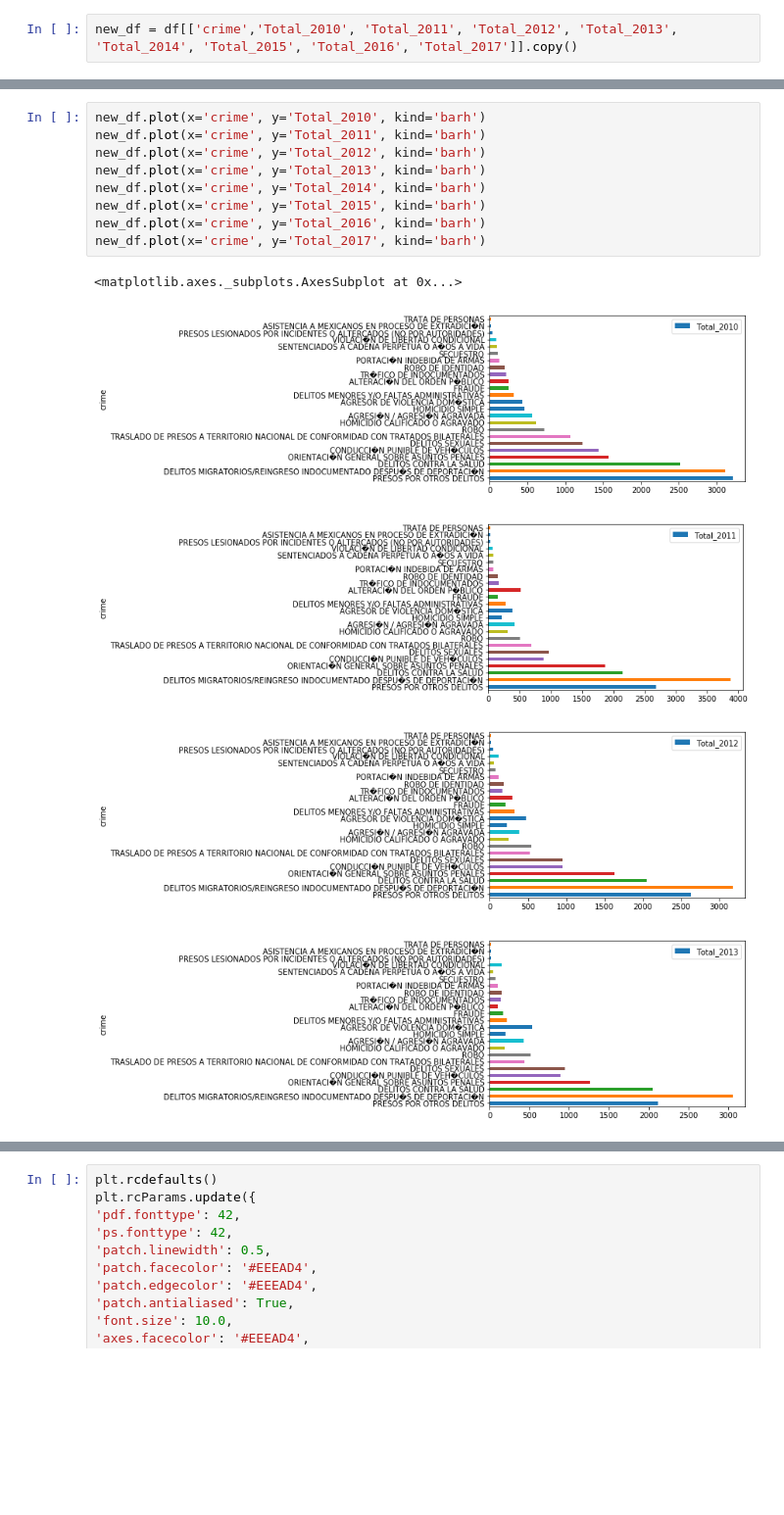
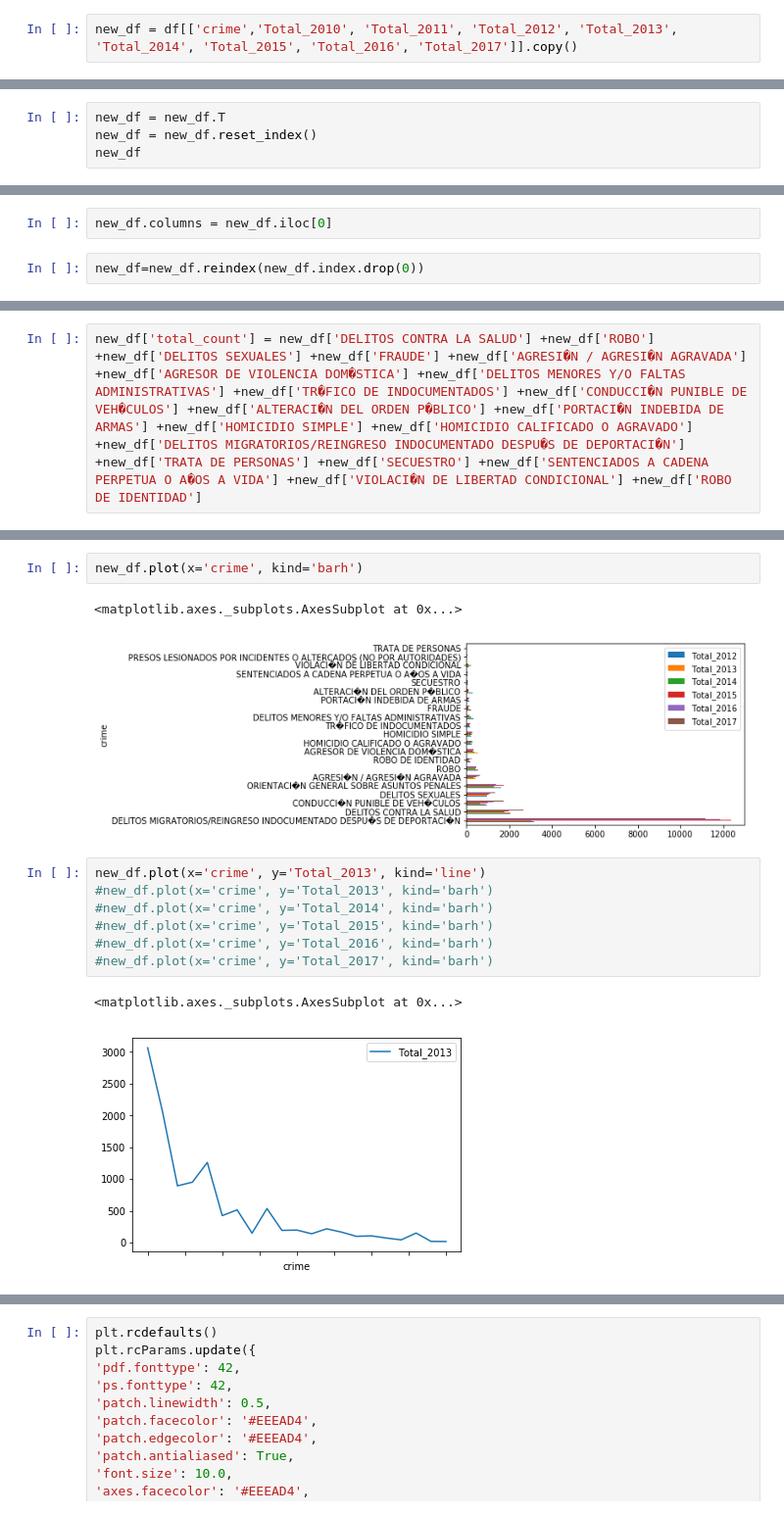
Before and after one commit to dbaptistr/data-studio, a Jupyter notebook: 02-project/Mexican crime abroad.ipynb, the cells around one changed output, grey strips where cells are left out. Shown at 98% size. Cells and saved outputs as stored; diff of their text form; blank space fills up the shorter version.

```diff
--- a/02-project/Mexican crime abroad.ipynb
+++ b/02-project/Mexican crime abroad.ipynb
@@ -196,0 +500,4 @@ new_df
+# %%
+new_df = new_df.T
+new_df = new_df.reset_index()
+new_df
@@ -196,0 +513,4 @@ new_df
+# %%
+new_df.columns = new_df.iloc[0]
+# %%
+new_df=new_df.reindex(new_df.index.drop(0))
@@ -196,0 +527,2 @@ new_df
+# %%
+new_df['total_count'] = new_df['DELITOS CONTRA LA SALUD'] +new_df['ROBO'] +new_df['DELITOS SEXUALES'] +new_df['FRAUDE'] +new_df['AGRESI�N / AGRESI�N AGRAVADA'] +new_df['AGRESOR DE VIOLENCIA DOM�STICA'] +new_df['DELITOS MENORES Y/O FALTAS ADMINISTRATIVAS'] +new_df['TR�FICO DE INDOCUMENTADOS'] +new_df['CONDUCCI�N PUNIBLE DE VEH�CULOS'] +new_df['ALTERACI�N DEL ORDEN P�BLICO'] +new_df['PORTACI�N INDEBIDA DE ARMAS'] +new_df['HOMICIDIO SIMPLE'] +new_df['HOMICIDIO CALIFICADO O AGRAVADO'] +new_df['DELITOS MIGRATORIOS/REINGRESO INDOCUMENTADO DESPU�S DE DEPORTACI�N'] +new_df['TRATA DE PERSONAS'] +new_df['SECUESTRO'] +new_df['SENTENCIADOS A CADENA PERPETUA O A�OS A VIDA'] +new_df['VIOLACI�N DE LIBERTAD CONDICIONAL'] +new_df['ROBO DE IDENTIDAD']
@@ -197,15 +573,15 @@ new_df
+# %%
+new_df.plot(x='crime', kind='barh')
+# %% [output]
+<matplotlib.axes._subplots.AxesSubplot at 0x...>
+[figure, added]
 # %%
-new_df.plot(x='crime', y='Total_2010', kind='barh')
-new_df.plot(x='crime', y='Total_2011', kind='barh')
-new_df.plot(x='crime', y='Total_2012', kind='barh')
-new_df.plot(x='crime', y='Total_2013', kind='barh')
-new_df.plot(x='crime', y='Total_2014', kind='barh')
-new_df.plot(x='crime', y='Total_2015', kind='barh')
-new_df.plot(x='crime', y='Total_2016', kind='barh')
-new_df.plot(x='crime', y='Total_2017', kind='barh')
+new_df.plot(x='crime', y='Total_2013', kind='line')
+#new_df.plot(x='crime', y='Total_2013', kind='barh')
+#new_df.plot(x='crime', y='Total_2014', kind='barh')
+#new_df.plot(x='crime', y='Total_2015', kind='barh')
+#new_df.plot(x='crime', y='Total_2016', kind='barh')
+#new_df.plot(x='crime', y='Total_2017', kind='barh')
 # %% [output]
 <matplotlib.axes._subplots.AxesSubplot at 0x...>
-[figure, old version]
+[figure, new version]
-[figure, removed]
-[figure, removed]
-[figure, removed]
```
Also changed, not shown: parts of 51 cells of this notebook.
